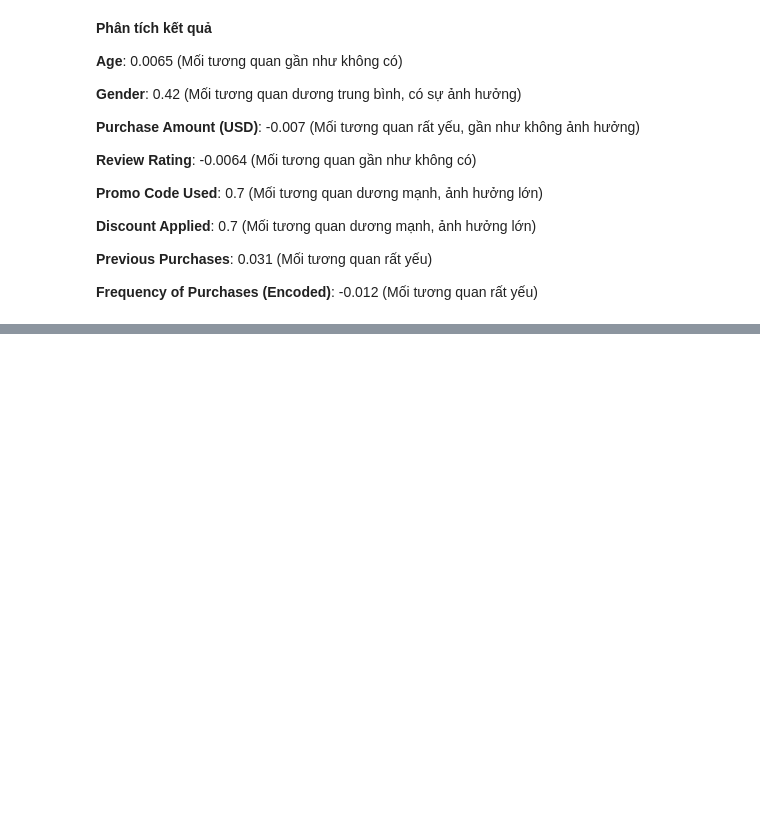
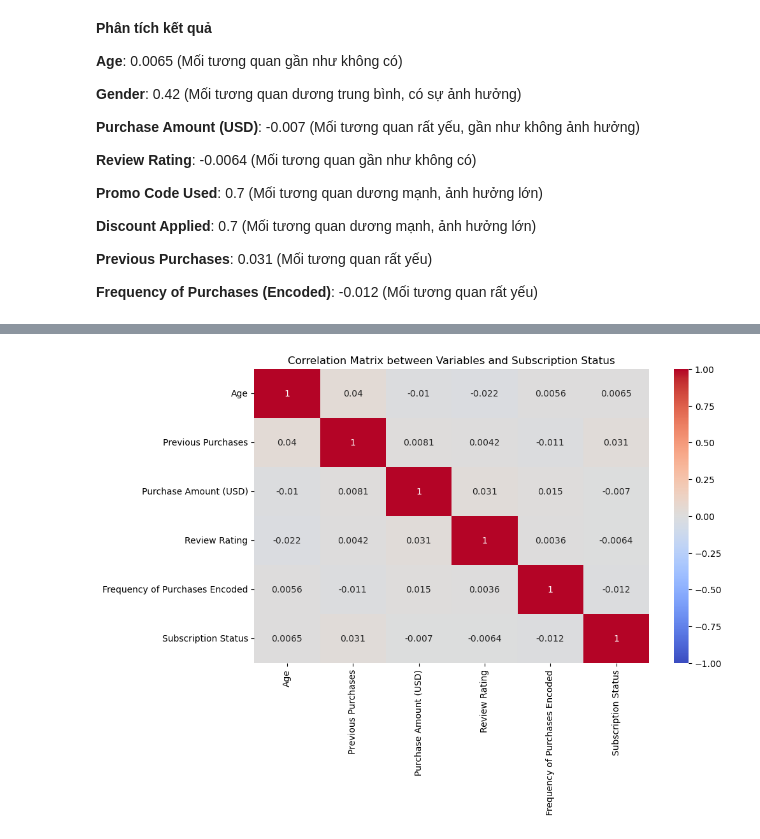
Before and after one commit to hailhp/DEANCNTT, a Jupyter notebook: new.ipynb, the cells around one changed output, grey strips where cells are left out. Cells and saved outputs as stored; diff of their text form; code cells hidden in the pictures; blank space fills up the shorter version.

```diff
--- a/new.ipynb
+++ b/new.ipynb
@@ -68,0 +314,18 @@ Các yếu tố như **Age, Purchase Amount (USD), Review Rating, Previous Purch
+# %%
+import seaborn as sns
+import matplotlib.pyplot as plt
+
+# DẠNG SỐ ĐÃ MÃ HÓA
+correlation_columns = ['Age','Previous Purchases','Purchase Amount (USD)', 'Review Rating',
+                 'Frequency of Purchases Encoded','Subscription Status']
+
+
+corr_matrix = df[correlation_columns].corr()
+
+
+plt.figure(figsize=(10, 6))
+sns.heatmap(corr_matrix, annot=True, cmap='coolwarm', vmin=-1, vmax=1)
+plt.title('Correlation Matrix between Variables and Subscription Status')
+plt.show()
+# %% [output]
+[figure, added]
```
Also changed, not shown: parts of 27 cells of this notebook, 2 other files.
